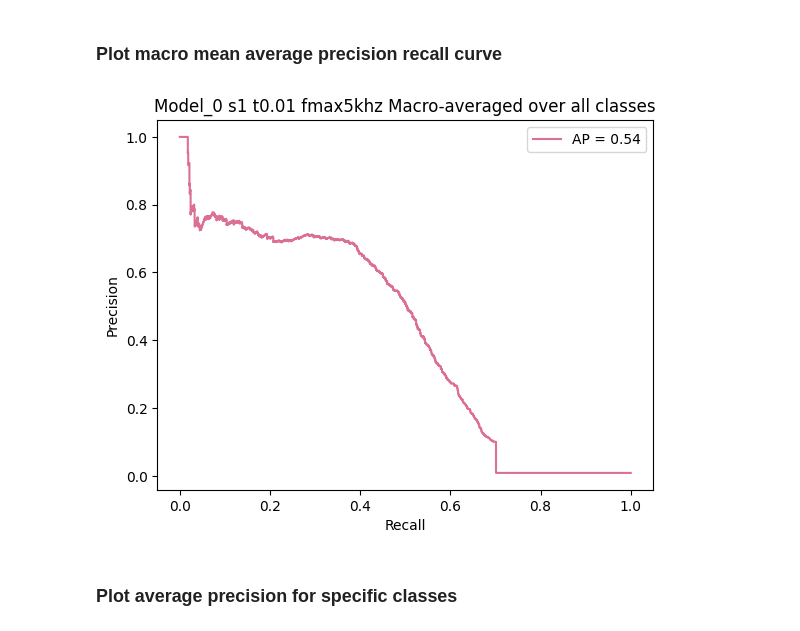
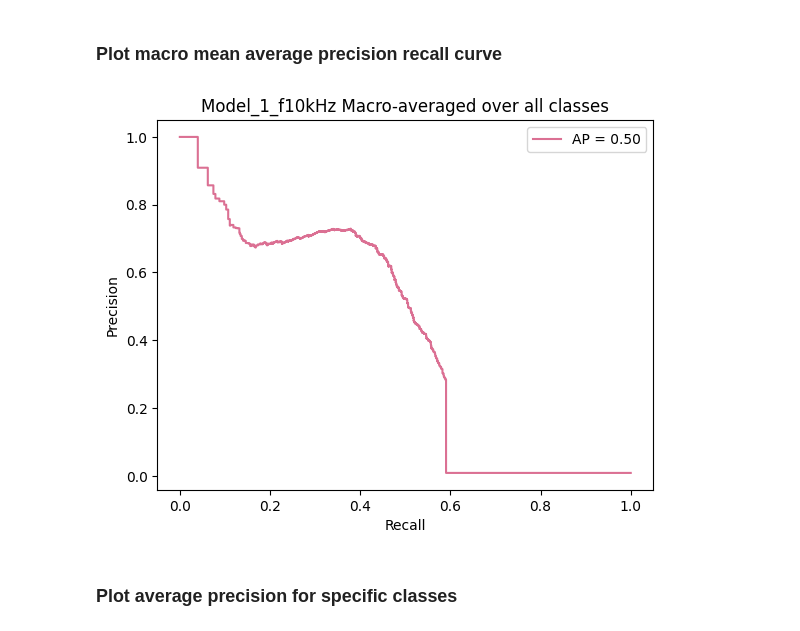
Before and after one commit to agosjuncosa/Retraining-BirdNET_Owls, a Jupyter notebook: AL_BirdNET/Evaluation/Evaluation_macro mAP_BirdNET.ipynb, the cells around one changed output. Cells and saved outputs as stored; diff of their text form; code cells hidden in the pictures.

```diff
--- a/AL_BirdNET/Evaluation/Evaluation_macro mAP_BirdNET.ipynb
+++ b/AL_BirdNET/Evaluation/Evaluation_macro mAP_BirdNET.ipynb
@@ -7,7 +7,7 @@ from sklearn.metrics import average_precision_score
 # %%
 # Paths to the CSV files
 true_labels_path = ('/mnt/d/retraining_BirdNET_2025/model_test/input_ready/one-hot-encoded_validation1.csv')
-predictions_path = ('/mnt/d/retraining_BirdNET_2025/model_test/results/model_0_0129_s1_t0.01_analyzed5khz/m0_predicted_labels.csv')
+predictions_path = ('/mnt/d/retraining_BirdNET_2025/model_test/results/m1_02192025_trained-analyzedf10kHz/m1_predicted_labels.csv')
 # %%
 # Load the DataFrames
 true_labels_df = pd.read_csv(true_labels_path)
@@ -51,32 +51,32 @@ average_precision["macro"] = average_precision_score(true_labels, predictions, a
 # %%
 from collections import Counter
 import matplotlib.pyplot as plt
 
 # Plot the precision-recall curve using the macro-average
 display = PrecisionRecallDisplay(
     recall=recall["macro"],
     precision=precision["macro"],
     average_precision=average_precision["macro"],
     prevalence_pos_label=Counter(true_labels.ravel())[1] / true_labels.size,
 )
 
 # Customize line color (e.g., set to red)
 display.plot(plot_chance_level=False, color='palevioletred')
 
 # Move the legend inside the plot
 plt.legend(loc="upper right")
 
-plt.title("Model_0 s1 t0.01 fmax5khz Macro-averaged over all classes")
+plt.title("Model_1_f10kHz Macro-averaged over all classes")
 
 # Save the plot as PNG or JPG
-plt.savefig('/mnt/d/retraining_BirdNET_2025/model_test/results/model_0_0129_s1_t0.01_analyzed5khz/m0_precision_recall.png', format='png', dpi=300)  # PNG format
+plt.savefig('/mnt/d/retraining_BirdNET_2025/model_test/results/m1_02192025_trained-analyzedf10kHz/m1_precision_recall.png', format='png', dpi=300)  # PNG format
 # plt.savefig('precision_recall_curve.jpg', format='jpg', dpi=300)  # JPG format
 
 # Show the plot
 
 plt.show()
 # %% [output]
-[figure, old version]
+[figure, new version]
 # %% [markdown]
 ### Plot average precision for specific classes
 # %%
```
Also changed, not shown: parts of 5 cells of this notebook, 4 other files.
